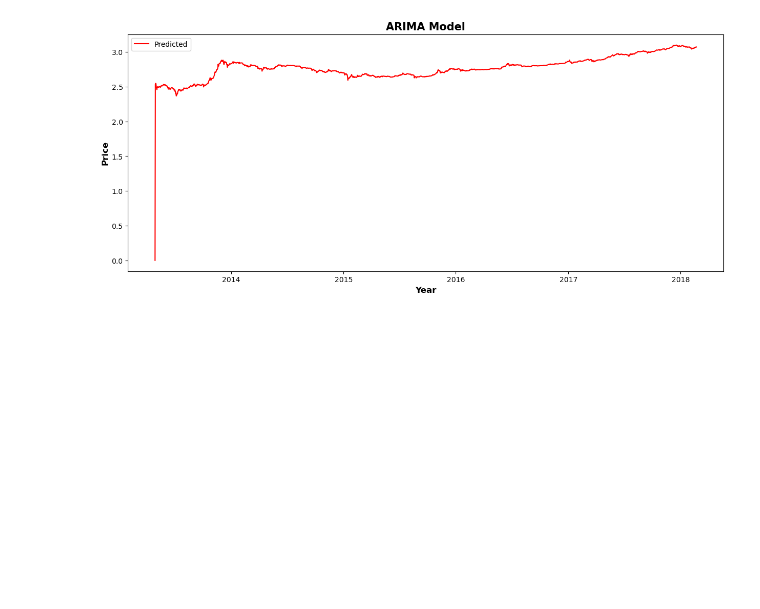
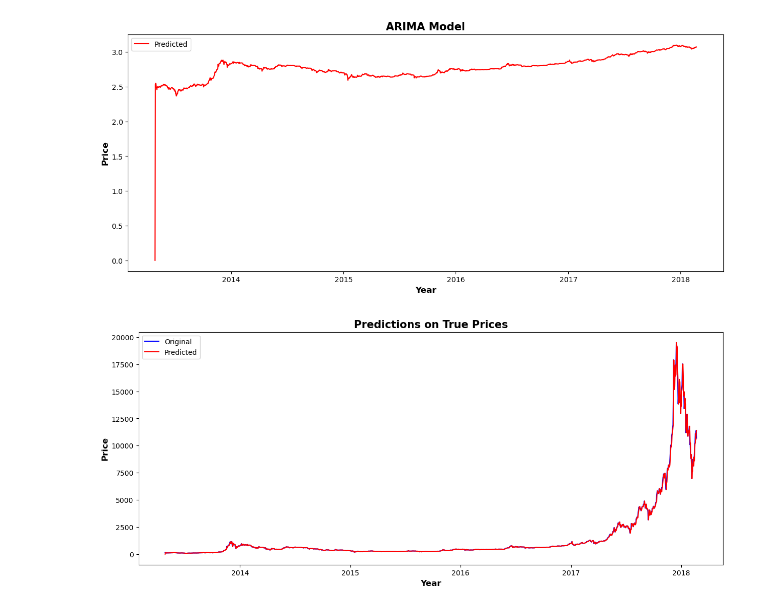
Before and after one commit to alliajagbe/crypto-prediction, a Jupyter notebook: crypto.ipynb, the cells around one changed output. Saved outputs shown, nothing was run; the diff lists cells and outputs as text; code cells hidden in the pictures; blank space fills up the shorter version.

Commit message:
predictions

```diff
--- a/crypto.ipynb
+++ b/crypto.ipynb
@@ -260,3 +260,20 @@ def invboxcox(y, lam):
       return(np.exp(y))
    else:
       return(np.exp(np.log(lam*y+1)/lam))
+# %%
+# plotting the prediction prices and the original prices
+
+# using the inverse boxcox function to get the original prices
+predictions = invboxcox(results.fittedvalues, lam)
+# %%
+# plotting the original prices
+plt.figure(figsize=(15,6))
+plt.plot(btc['close'], color='blue', label='Original')
+plt.plot(predictions, color='red', label='Predicted')
+plt.legend(loc='best')
+plt.title('Predictions on True Prices', fontsize=15, fontweight='bold')
+plt.xlabel('Year', fontsize=12, fontweight='bold')
+plt.ylabel('Price', fontsize=12, fontweight='bold')
+plt.show()
+# %% [output]
+[figure, added]
```
